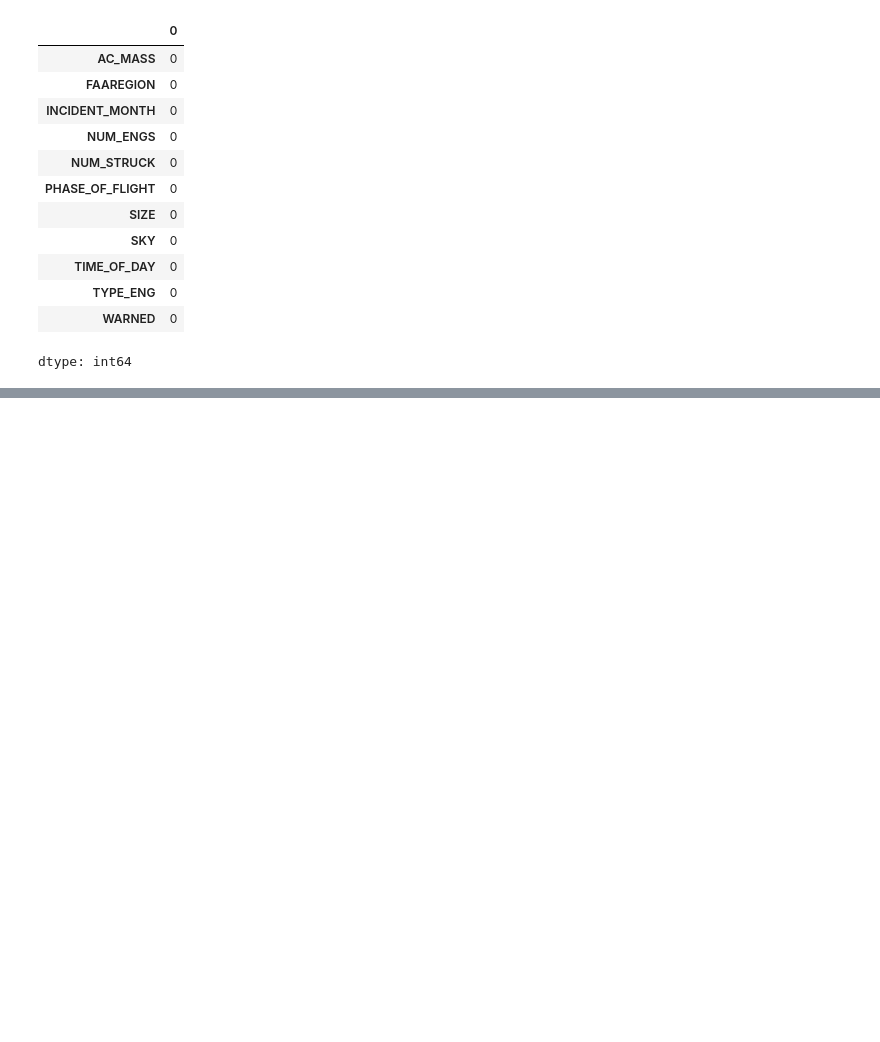
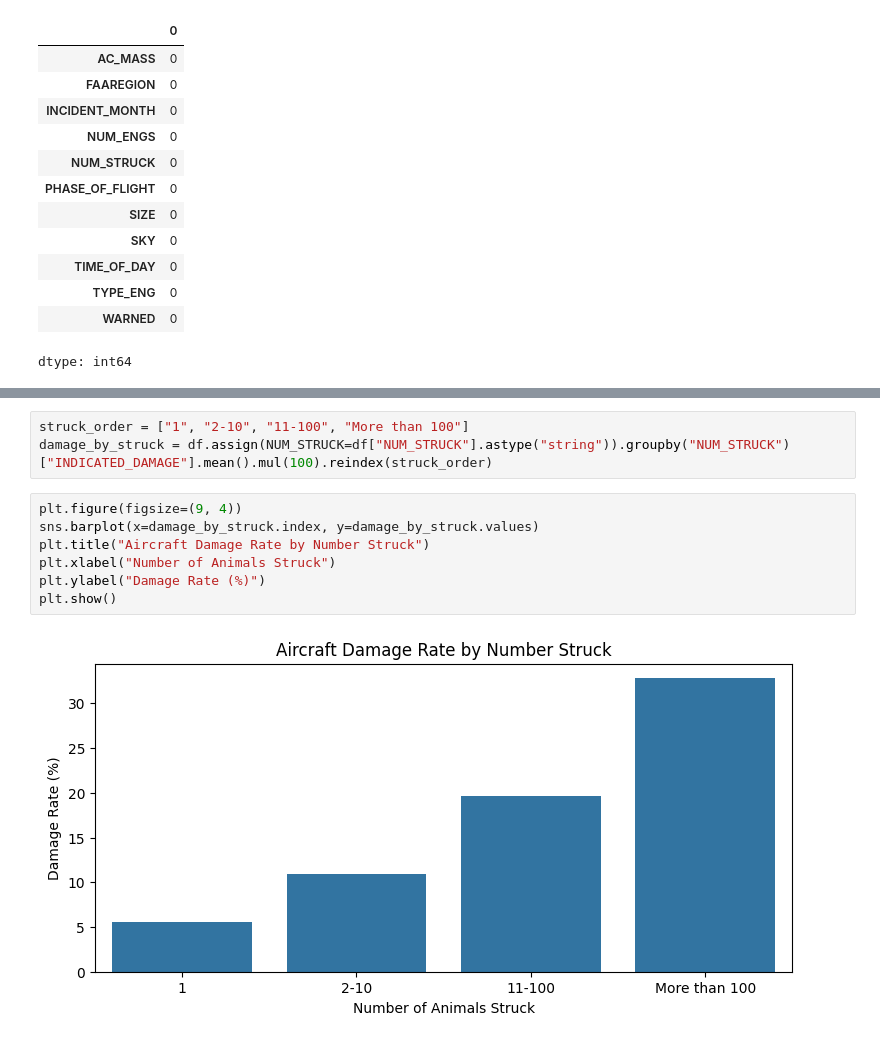
Before and after one commit to annasehgal/final-project-tech-68, a Jupyter notebook: Anna_TECH_68_Machine_learning_for_business_in_Python.ipynb, the cells around one changed output, grey strips where cells are left out. Cells and saved outputs as stored; diff of their text form; blank space fills up the shorter version.

```diff
--- a/Anna_TECH_68_Machine_learning_for_business_in_Python.ipynb
+++ b/Anna_TECH_68_Machine_learning_for_business_in_Python.ipynb
@@ -601,0 +639,12 @@ dtype: int64
+# %%
+struck_order = ["1", "2-10", "11-100", "More than 100"]
+damage_by_struck = df.assign(NUM_STRUCK=df["NUM_STRUCK"].astype("string")).groupby("NUM_STRUCK")["INDICATED_DAMAGE"].mean().mul(100).reindex(struck_order)
+# %%
+plt.figure(figsize=(9, 4))
+sns.barplot(x=damage_by_struck.index, y=damage_by_struck.values)
+plt.title("Aircraft Damage Rate by Number Struck")
+plt.xlabel("Number of Animals Struck")
+plt.ylabel("Damage Rate (%)")
+plt.show()
+# %% [output]
+[figure, added]
```
Also changed, not shown: parts of 45 cells of this notebook.
